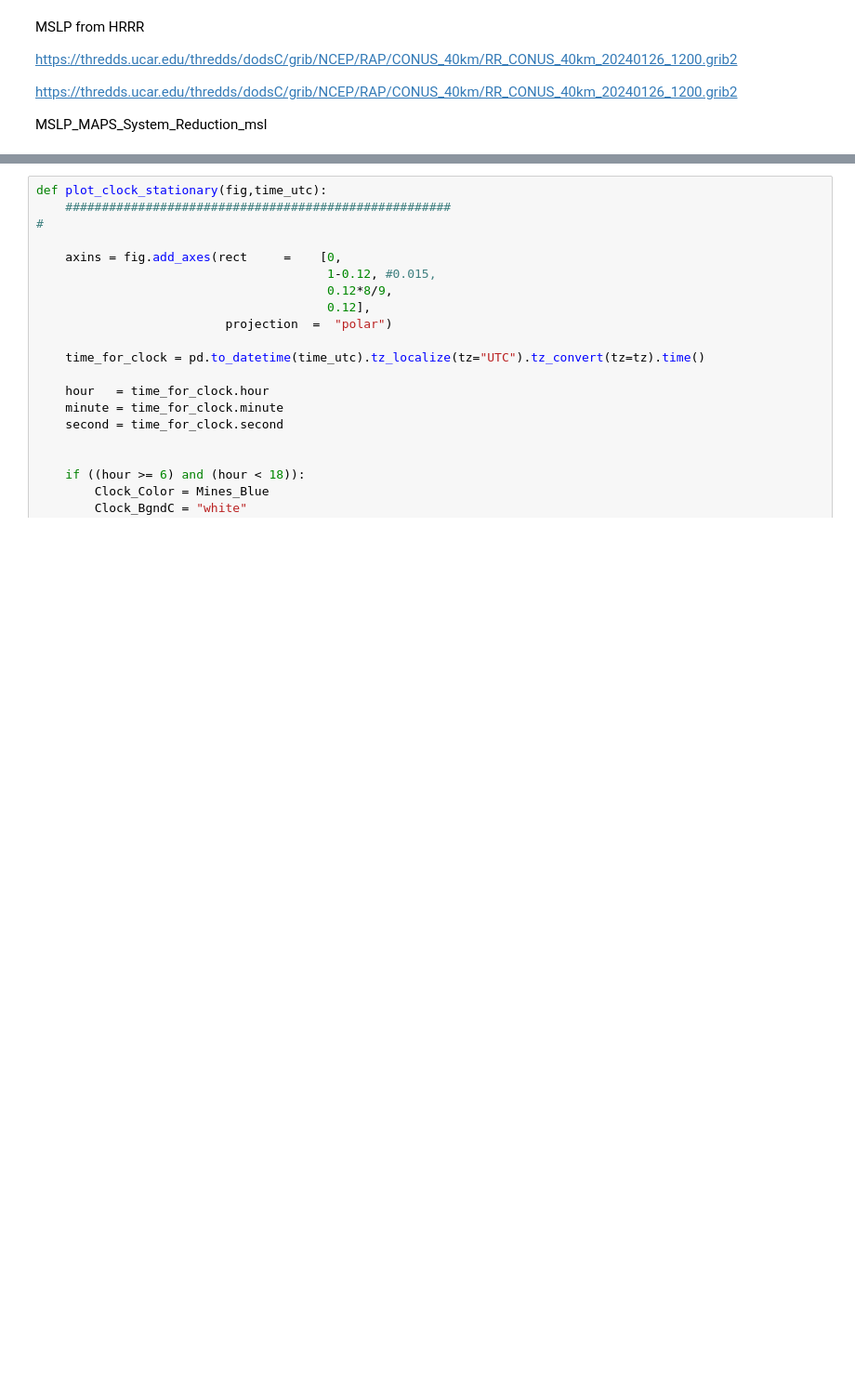
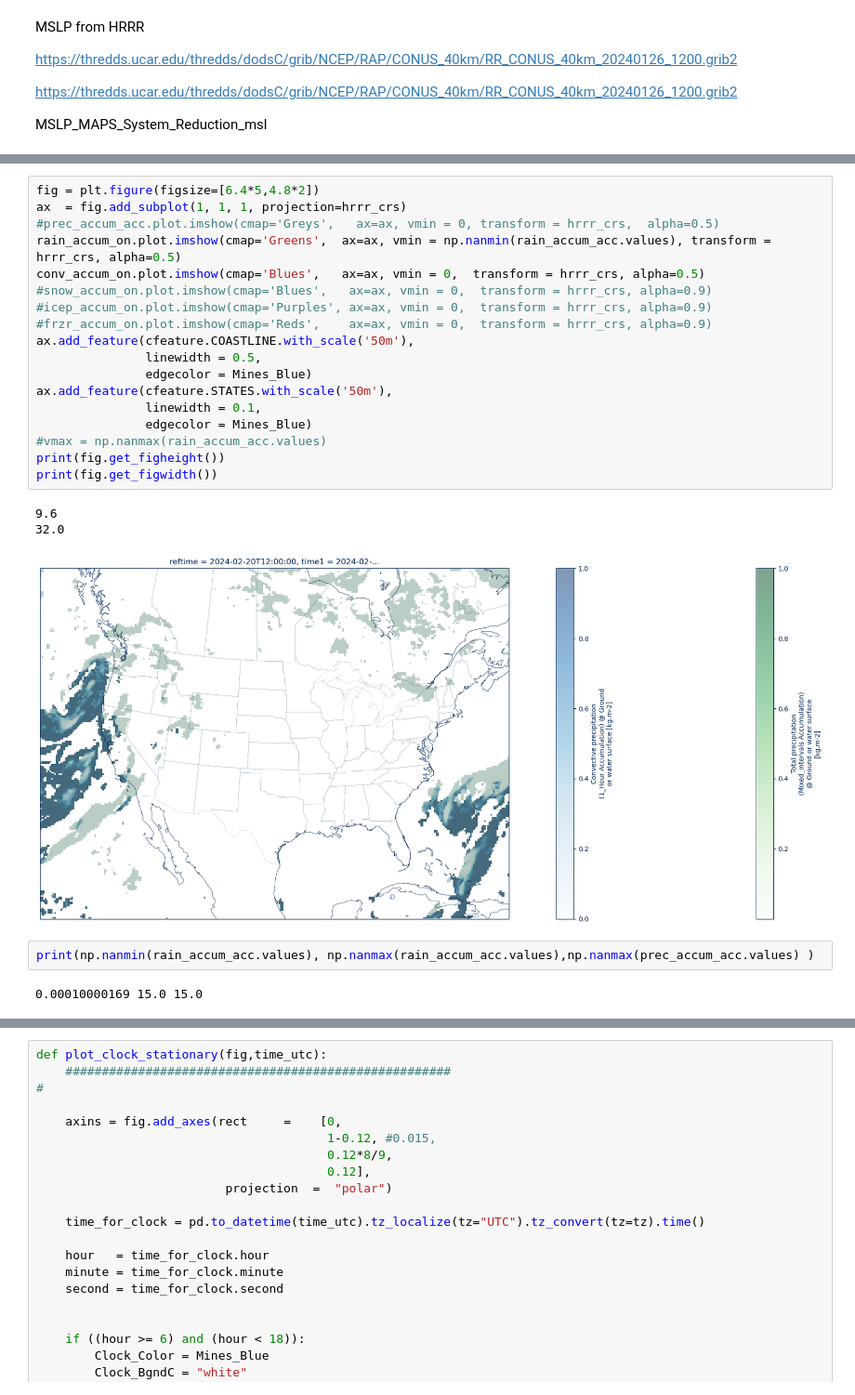
Before and after one commit to wjcapehart/SD_Mines_Map_Wall, a Jupyter notebook: Surface_Analysis_Rapid_Refresh.ipynb, the cells around one changed output, grey strips where cells are left out. Shown at 93% size. Saved outputs shown, nothing was run; the diff lists cells and outputs as text; blank space fills up the shorter version.

```diff
--- a/Surface_Analysis_Rapid_Refresh.ipynb
+++ b/Surface_Analysis_Rapid_Refresh.ipynb
@@ -356,0 +453,26 @@ plt.show()
+# %%
+fig = plt.figure(figsize=[6.4*5,4.8*2])
+ax  = fig.add_subplot(1, 1, 1, projection=hrrr_crs)
+#prec_accum_acc.plot.imshow(cmap='Greys',   ax=ax, vmin = 0, transform = hrrr_crs,  alpha=0.5)
+rain_accum_on.plot.imshow(cmap='Greens',  ax=ax, vmin = np.nanmin(rain_accum_acc.values), transform = hrrr_crs, alpha=0.5)
+conv_accum_on.plot.imshow(cmap='Blues',   ax=ax, vmin = 0,  transform = hrrr_crs, alpha=0.5)
+#snow_accum_on.plot.imshow(cmap='Blues',   ax=ax, vmin = 0,  transform = hrrr_crs, alpha=0.9)
+#icep_accum_on.plot.imshow(cmap='Purples', ax=ax, vmin = 0,  transform = hrrr_crs, alpha=0.9)
+#frzr_accum_on.plot.imshow(cmap='Reds',    ax=ax, vmin = 0,  transform = hrrr_crs, alpha=0.9)
+ax.add_feature(cfeature.COASTLINE.with_scale('50m'),
+               linewidth = 0.5,
+               edgecolor = Mines_Blue)
+ax.add_feature(cfeature.STATES.with_scale('50m'),
+               linewidth = 0.1,
+               edgecolor = Mines_Blue)
+#vmax = np.nanmax(rain_accum_acc.values)
+print(fig.get_figheight())
+print(fig.get_figwidth())
+# %% [output]
+9.6
+32.0
+[figure, added]
+# %%
+print(np.nanmin(rain_accum_acc.values), np.nanmax(rain_accum_acc.values),np.nanmax(prec_accum_acc.values) )
+# %% [output]
+0.00010000169 15.0 15.0
```
Also changed, not shown: parts of 17 cells of this notebook, 1 other file.
